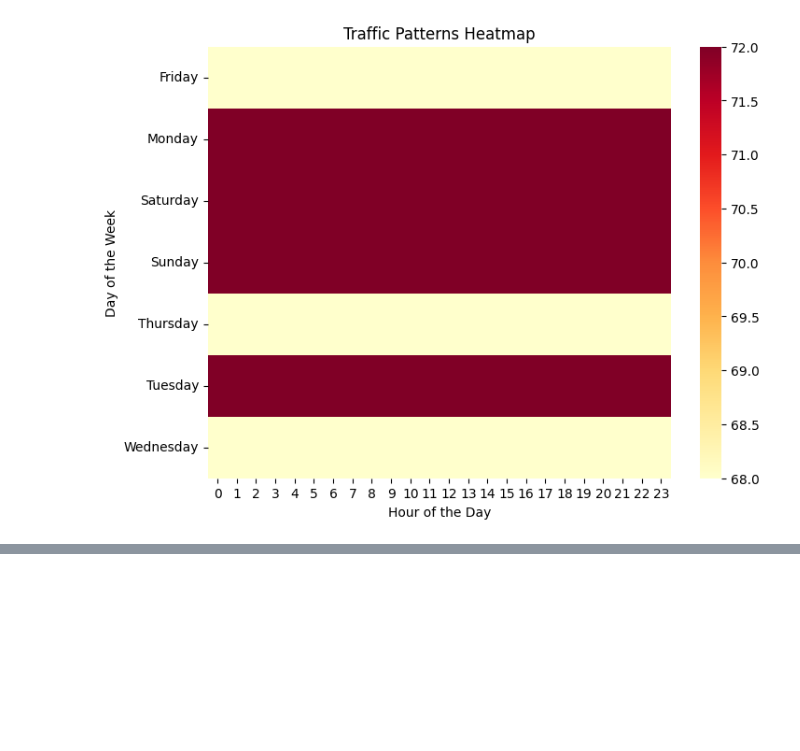
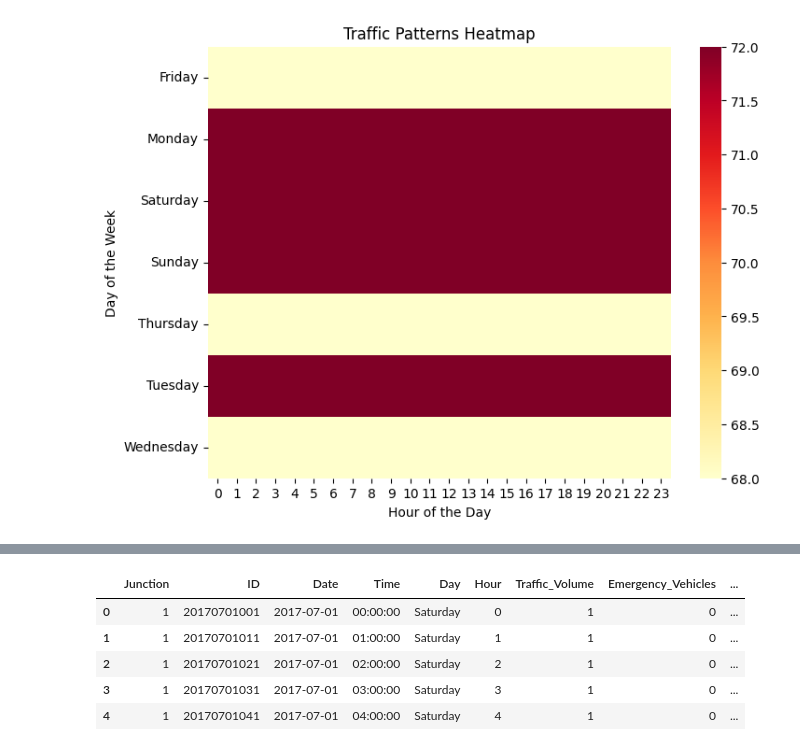
Before and after one commit to SamDurga2507/Traffic-management-project, a Jupyter notebook: Traffic_control.ipynb, the cells around one changed output, grey strips where cells are left out. Cells and saved outputs as stored; diff of their text form; code cells hidden in the pictures; blank space fills up the shorter version.

```diff
--- a/Traffic_control.ipynb
+++ b/Traffic_control.ipynb
@@ -168,0 +186,2 @@ plt.show()
+# %%
+df=df.merge(Traffic_Volume,on=['Junction','Date','Hour'],how='left')
@@ -168,0 +208,11 @@ plt.show()
+# %%
+#Add emergency vehicles pattern
+import numpy as np
+def add_emergency_events(df,emergency_frequency=0.06):# 6% of emergency vehicles
+  df['Emergency_Vehicles']=np.random.choice([0,1],  # Possible Values
+                                            size=len(df), # Number of values to generate (same as rows)
+                                            p=[1-emergency_frequency,emergency_frequency]) # Probability distribution for each value
+
+  return df
+
+df=add_emergency_events(df)
@@ -168,0 +240,33 @@ plt.show()
+# %%
+import numpy as np
+
+def calculate_green_timeout(volume, emergency):
+
+    base_timeout = 30
+    max_timeout = 90
+    min_timeout = 20
+    emergency_timeout = 15
+
+    # Convert volume to a float
+    volume = float(volume)
+
+    # If emergency, return the emergency timeout
+    if emergency:
+        return emergency_timeout
+
+    # Calculate the adjusted time
+    adjusted_time = base_timeout * (volume / 100)
+
+    # Clip the adjusted time within the min and max timeout range
+    return np.clip(adjusted_time, min_timeout, max_timeout)
+# %%
+df['Green_Timeout']=df.apply(lambda row: calculate_green_timeout(row['Traffic_Volume'],row['Emergency_Vehicles']),axis=1)
+# %%
+df.head()
+# %% [output]
+|  | Junction | ID | Date | Time | Day | Hour | Traffic_Volume | Emergency_Vehicles | ... |
+| 0 | 1 | 20170701001 | 2017-07-01 | 00:00:00 | Saturday | 0 | 1 | 0 | ... |
+| 1 | 1 | 20170701011 | 2017-07-01 | 01:00:00 | Saturday | 1 | 1 | 0 | ... |
+| 2 | 1 | 20170701021 | 2017-07-01 | 02:00:00 | Saturday | 2 | 1 | 0 | ... |
+| 3 | 1 | 20170701031 | 2017-07-01 | 03:00:00 | Saturday | 3 | 1 | 0 | ... |
+| 4 | 1 | 20170701041 | 2017-07-01 | 04:00:00 | Saturday | 4 | 1 | 0 | ... |
```
Also changed, not shown: parts of 18 cells of this notebook.
